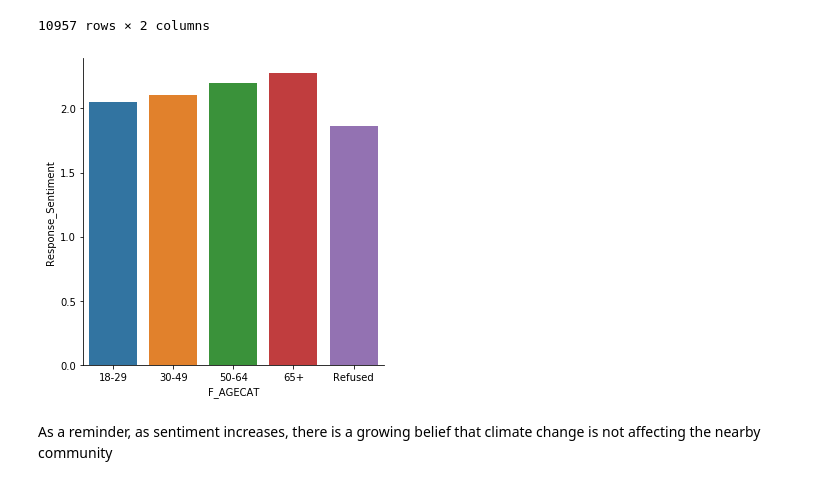
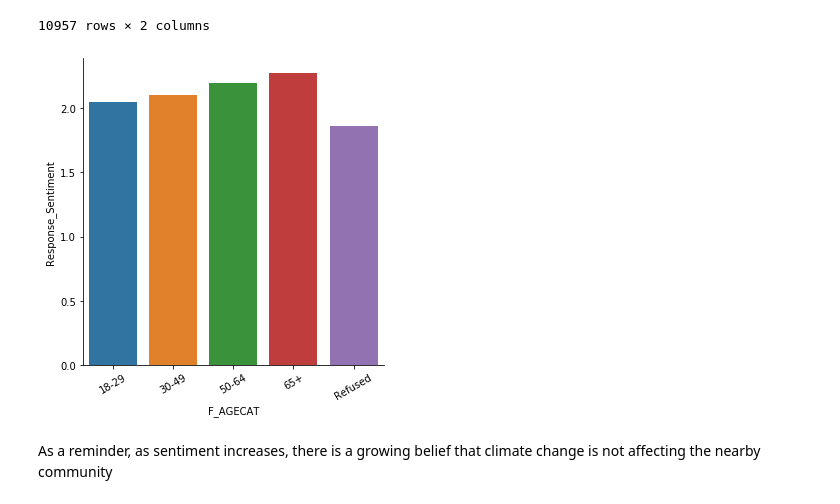
Before and after one commit to ds-modules/BUDS-SU21-Dev, a Jupyter notebook: survey_data/atp_exploration.ipynb, the cells around one changed output. Saved outputs shown, nothing was run; the diff lists cells and outputs as text; code cells hidden in the pictures.

```diff
--- a/survey_data/atp_exploration.ipynb
+++ b/survey_data/atp_exploration.ipynb
@@ -183,8 +175,9 @@ age_and_climate
 # %%
 new_age_and_climate = age_and_climate.groupby(["F_AGECAT"]).mean().reset_index()
 # %%
-sns.catplot(x="F_AGECAT", y="Response_Sentiment",kind="bar", data=new_age_and_climate);
+f = sns.catplot(x="F_AGECAT", y="Response_Sentiment",kind="bar", data=new_age_and_climate)
+f.set_xticklabels(rotation=30);
 # %% [output]
-[figure, old version]
+[figure, new version]
 # %% [markdown]
 As a reminder, as sentiment increases, there is a growing belief that climate change is not affecting the nearby community
```
Also changed, not shown: parts of 9 cells of this notebook.
